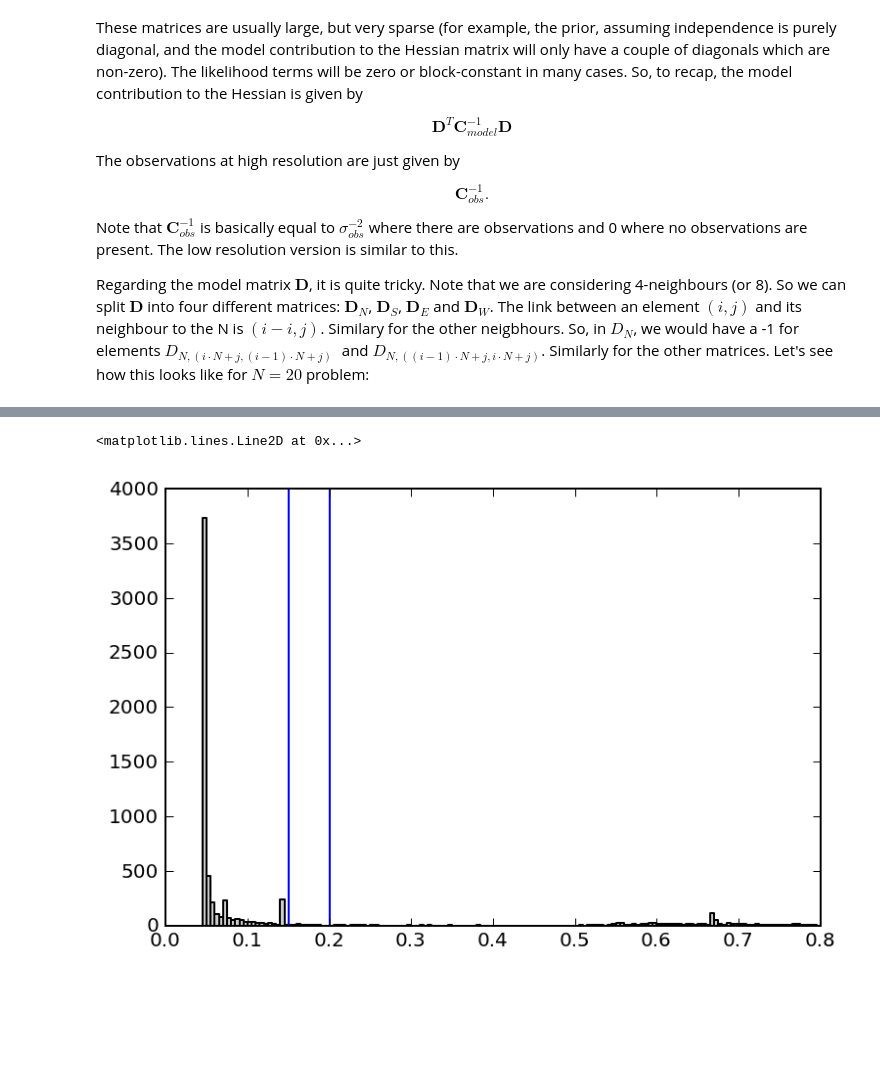
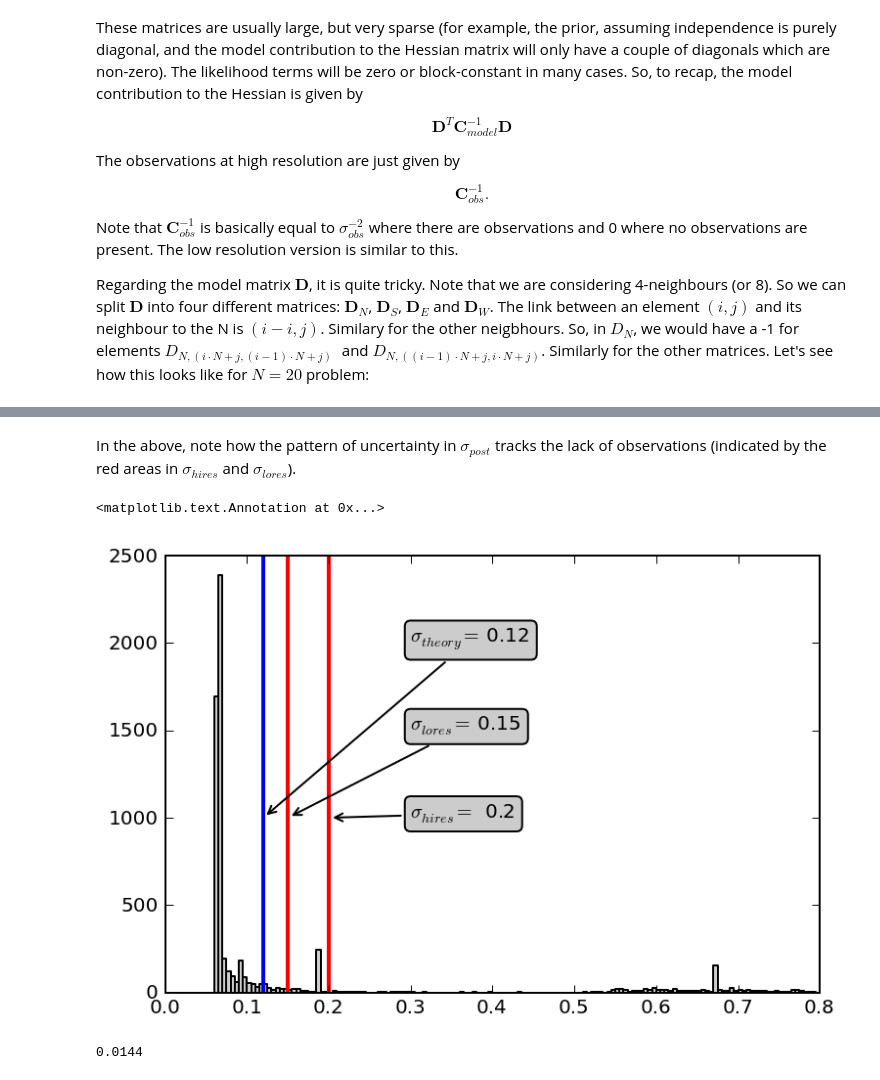
Before and after one commit to maxchernet/toy_eoldas, a Jupyter notebook: SpatialSmoothing.ipynb, the cells around one changed output, grey strips where cells are left out. Drawn from its saved outputs; the diff is of its cells as text; code cells hidden in the pictures; blank space fills up the shorter version.

```diff
--- a/SpatialSmoothing.ipynb
+++ b/SpatialSmoothing.ipynb
@@ -696,7 +696,25 @@ plt.colorbar(cax=cax,orientation='horizontal')
-# %%
-plt.hist ( post_sd.flatten(), bins=np.arange(0,0.8,0.005), facecolor='0.8')
-plt.axvline(0.2)
-plt.axvline(0.15)
-# %% [output]
-<matplotlib.lines.Line2D at 0x...>
-[figure, removed]
+# %% [markdown]
+In the above, note how the pattern of uncertainty in $\sigma_{post}$ tracks the lack of observations (indicated by the red areas in $\sigma_{hires}$ and $\sigma_{lores}$).
+# %%
+plt.hist ( post_sd.flatten(), bins=np.arange(0.05,0.8,0.005), facecolor='0.8')
+plt.axvline(sigma_obs_hires, c='r', lw=2)
+plt.axvline(sigma_obs_lores, c='r', lw=2)
+ax = plt.gca()
+ax.annotate(r'$\sigma_{hires}=$'+"%5.2G"%sigma_obs_hires, xy=(sigma_obs_hires, 1000), xytext=(0.3, 1000),
+            bbox=dict(boxstyle="round", fc="0.8"),
+            arrowprops=dict(arrowstyle="->"))
+ax.annotate(r'$\sigma_{lores}=$'+"%5.2G"%sigma_obs_lores, xy=(sigma_obs_lores, 1000), xytext=(0.3, 1500),
+            bbox=dict(boxstyle="round", fc="0.8"),
+            arrowprops=dict(arrowstyle="->"))
+theoretical_sigma = np.sqrt(1/((1./sigma_obs_lores**2) + (1./sigma_obs_hires**2)))
+plt.axvline ( theoretical_sigma, c='b', lw=2)
+ax.annotate(r'$\sigma_{theory}=$'+"%5.2G"%theoretical_sigma, xy=(theoretical_sigma, 1000), xytext=(0.3, 2000),
+            bbox=dict(boxstyle="round", fc="0.8"),
+            arrowprops=dict(arrowstyle="->"))
+# %% [output]
+<matplotlib.text.Annotation at 0x...>
+[figure, added]
+# %%
+1/((1./0.15**2) + (1./0.2**2))
+# %% [output]
+0.0144
```
Also changed, not shown: parts of 9 cells of this notebook.
